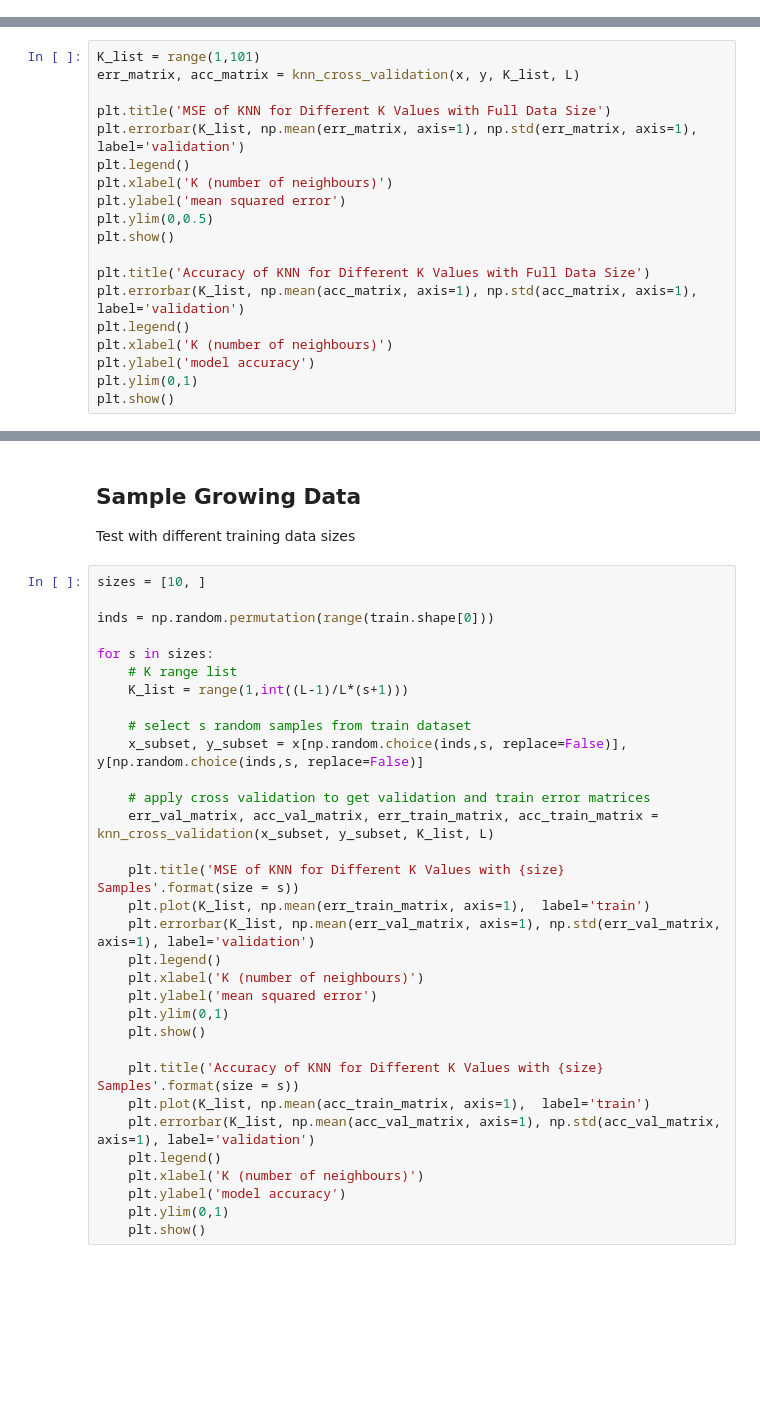
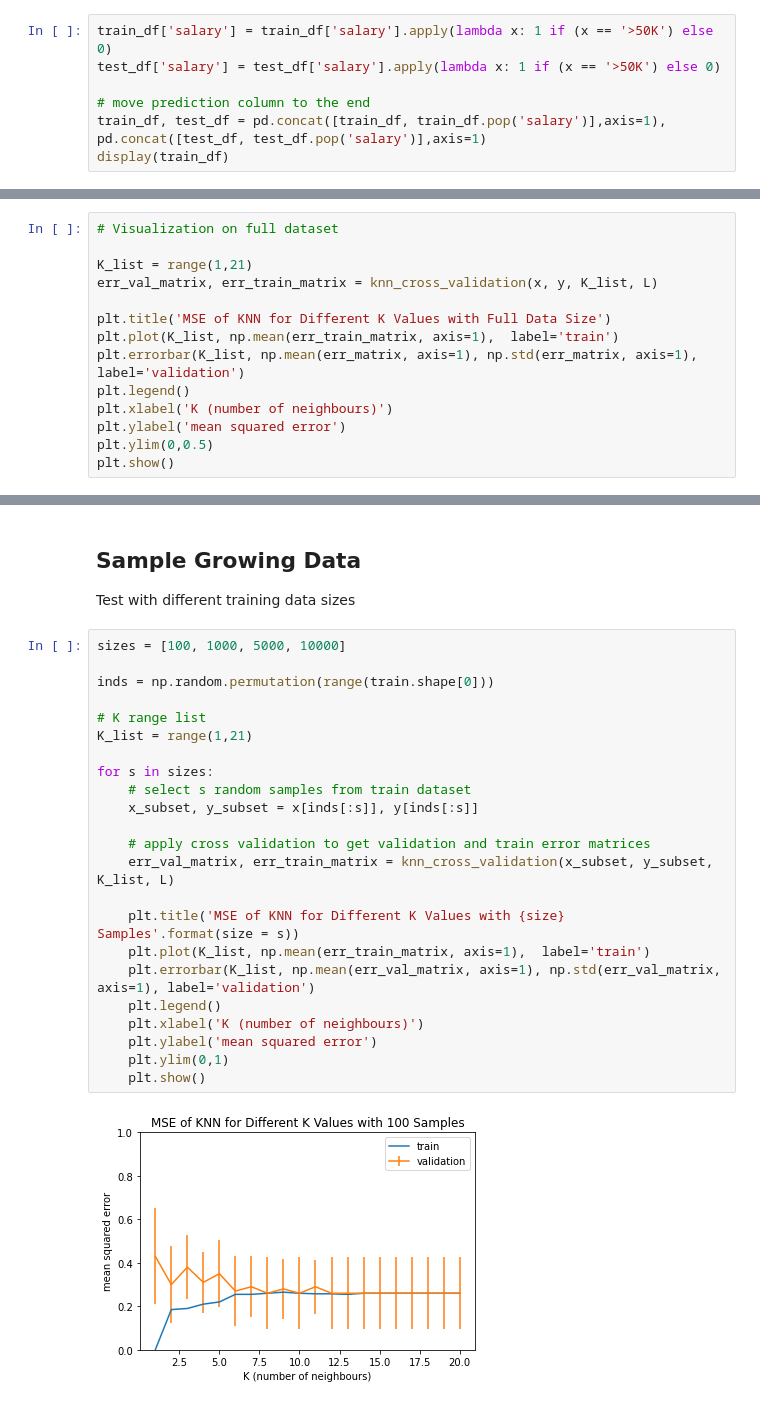
Before and after one commit to chrismartel/COMP551, a Jupyter notebook: projects/mini_project_1/adult.ipynb, the cells around one changed output, grey strips where cells are left out. Cells and saved outputs as stored; diff of their text form; blank space fills up the shorter version.

```diff
--- a/projects/mini_project_1/adult.ipynb
+++ b/projects/mini_project_1/adult.ipynb
@@ -78,0 +160,7 @@ train_df
+# %%
+train_df['salary'] = train_df['salary'].apply(lambda x: 1 if (x == '>50K') else 0)
+test_df['salary'] = test_df['salary'].apply(lambda x: 1 if (x == '>50K') else 0)
+
+# move prediction column to the end
+train_df, test_df = pd.concat([train_df, train_df.pop('salary')],axis=1), pd.concat([test_df, test_df.pop('salary')],axis=1)
+display(train_df)
@@ -169,22 +262,17 @@ def knn_cross_validation(x, y, K_list, L):
 # %%
-K_list = range(1,101)
-err_matrix, acc_matrix = knn_cross_validation(x, y, K_list, L)
+# Visualization on full dataset
+
+K_list = range(1,21)
+err_val_matrix, err_train_matrix = knn_cross_validation(x, y, K_list, L)
 
 plt.title('MSE of KNN for Different K Values with Full Data Size')
+plt.plot(K_list, np.mean(err_train_matrix, axis=1),  label='train')
 plt.errorbar(K_list, np.mean(err_matrix, axis=1), np.std(err_matrix, axis=1), label='validation')
 plt.legend()
 plt.xlabel('K (number of neighbours)')
 plt.ylabel('mean squared error')
 plt.ylim(0,0.5)
 plt.show()
-
-plt.title('Accuracy of KNN for Different K Values with Full Data Size')
-plt.errorbar(K_list, np.mean(acc_matrix, axis=1), np.std(acc_matrix, axis=1), label='validation')
-plt.legend()
-plt.xlabel('K (number of neighbours)')
-plt.ylabel('model accuracy')
-plt.ylim(0,1)
-plt.show()
 # %% [output]
 [figure]
 [figure]
@@ -193,34 +281,27 @@ plt.show()
 
 Test with different training data sizes
 # %%
-sizes = [10, ]
+sizes = [100, 1000, 5000, 10000]
 
 inds = np.random.permutation(range(train.shape[0]))
 
+# K range list
+K_list = range(1,21)
+
 for s in sizes:
-    # K range list
-    K_list = range(1,int((L-1)/L*(s+1)))
-
     # select s random samples from train dataset
-    x_subset, y_subset = x[np.random.choice(inds,s, replace=False)], y[np.random.choice(inds,s, replace=False)]
+    x_subset, y_subset = x[inds[:s]], y[inds[:s]]
 
     # apply cross validation to get validation and train error matrices
-    err_val_matrix, acc_val_matrix, err_train_matrix, acc_train_matrix = knn_cross_validation(x_subset, y_subset, K_list, L)
+    err_val_matrix, err_train_matrix = knn_cross_validation(x_subset, y_subset, K_list, L)
 
     plt.title('MSE of KNN for Different K Values with {size} Samples'.format(size = s))
     plt.plot(K_list, np.mean(err_train_matrix, axis=1),  label='train')
     plt.errorbar(K_list, np.mean(err_val_matrix, axis=1), np.std(err_val_matrix, axis=1), label='validation')
     plt.legend()
     plt.xlabel('K (number of neighbours)')
     plt.ylabel('mean squared error')
     plt.ylim(0,1)
     plt.show()
-
-    plt.title('Accuracy of KNN for Different K Values with {size} Samples'.format(size = s))
-    plt.plot(K_list, np.mean(acc_train_matrix, axis=1),  label='train')
-    plt.errorbar(K_list, np.mean(acc_val_matrix, axis=1), np.std(acc_val_matrix, axis=1), label='validation')
-    plt.legend()
-    plt.xlabel('K (number of neighbours)')
-    plt.ylabel('model accuracy')
-    plt.ylim(0,1)
-    plt.show()
+# %% [output]
+[figure, added]
```
Also changed, not shown: parts of 19 cells of this notebook.
